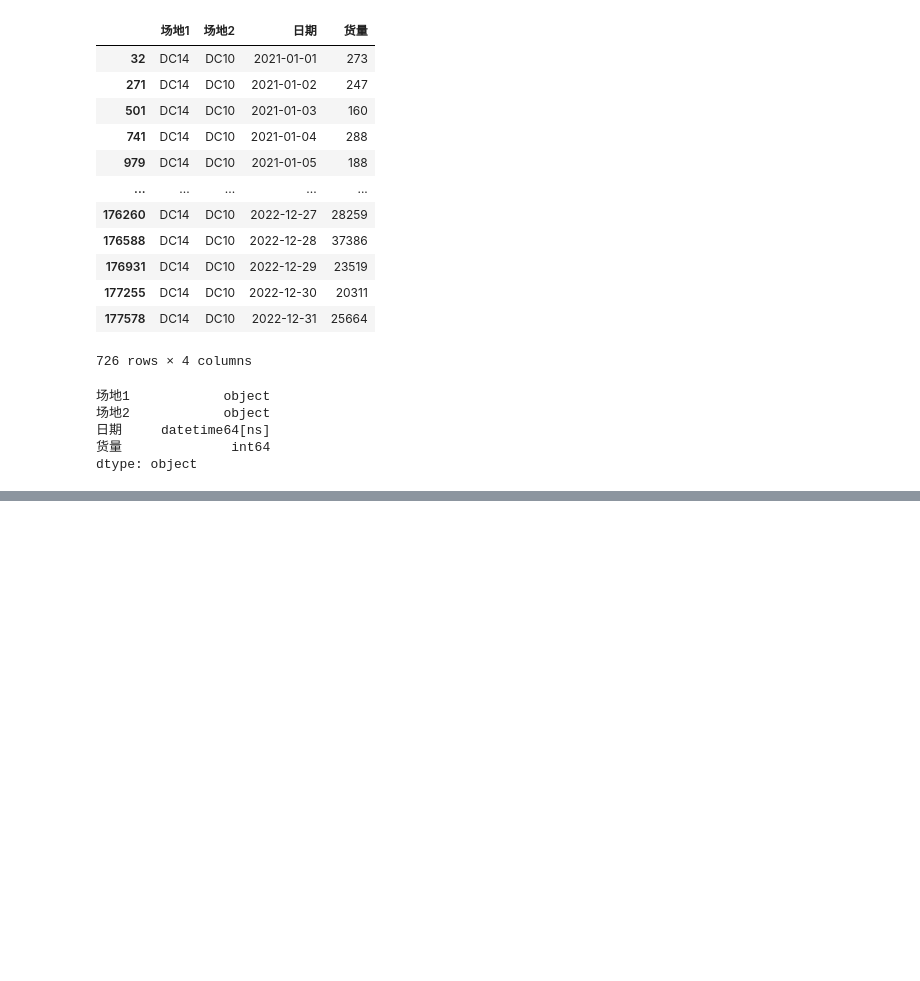
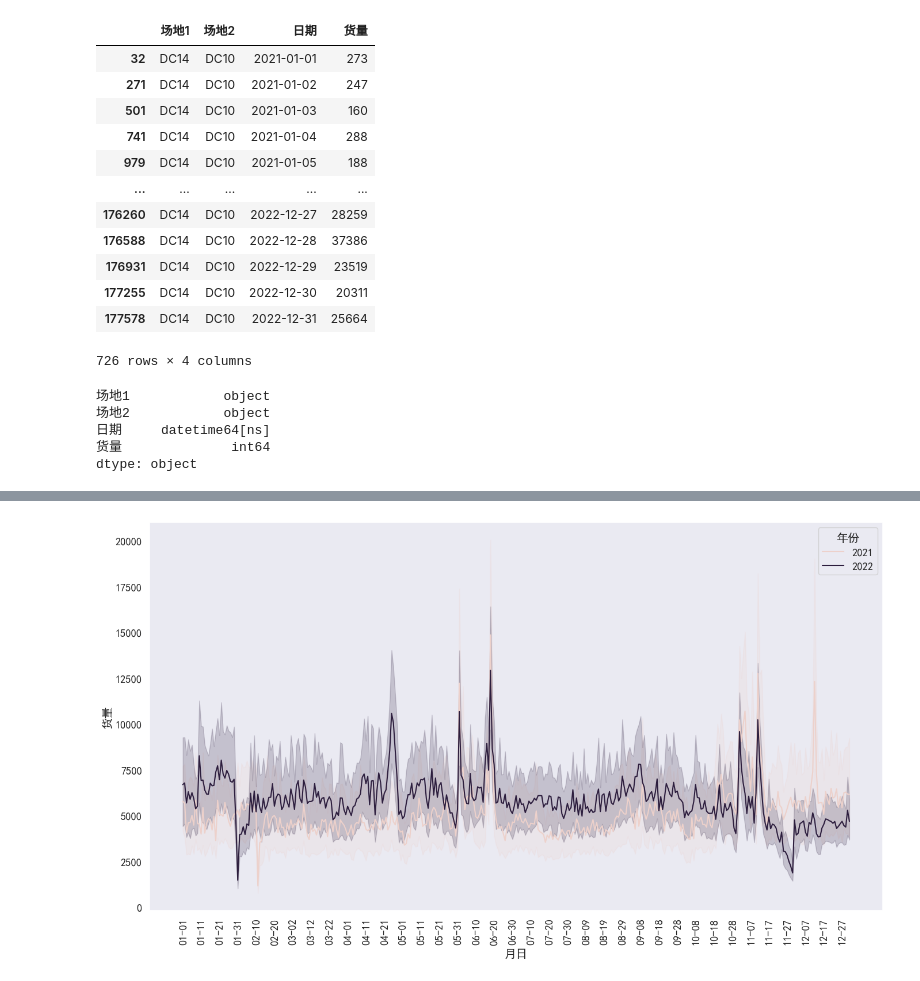
Before and after one commit to james-curtis/2023MathorCup-C, a Jupyter notebook: preprocess/数据分析.ipynb, the cells around one changed output, grey strips where cells are left out. Saved outputs shown, nothing was run; the diff lists cells and outputs as text; code cells hidden in the pictures; blank space fills up the shorter version.

Commit message:
chore: 以年份为类目，按月份，全路线货量-置信区间折线图

```diff
--- a/preprocess/数据分析.ipynb
+++ b/preprocess/数据分析.ipynb
@@ -58,0 +59,6 @@ plt.show()
+# %%
+# 添加年份列
+ddf = df.copy()
+ddf['年份'] = ddf['日期'].dt.year
+ddf['月日'] = df['日期'].dt.strftime('%m-%d')
+ddf
@@ -58,0 +79,15 @@ plt.show()
+# %%
+# 以年份为类目，按月份，全路线货量-置信区间折线图
+# for style in ['darkgrid', 'whitegrid', 'white', 'dark']:
+style = 'dark'
+
+sns.set(font='SimHei', font_scale=1.2, style=style)
+plt.figure(figsize=(14, 8))
+sns.lineplot(ddf, x='月日', y='货量', hue='年份')
+
+plt.xticks(ddf['月日'].unique()[::10], rotation=90)
+plt.tight_layout()
+plt.savefig(f'以年份为类目，按月份，全路线货量-置信区间折线图-{style}.svg')
+plt.show()
+# %% [output]
+[figure, added]
```
Also changed, not shown: parts of 3 cells of this notebook, 4 other files.
